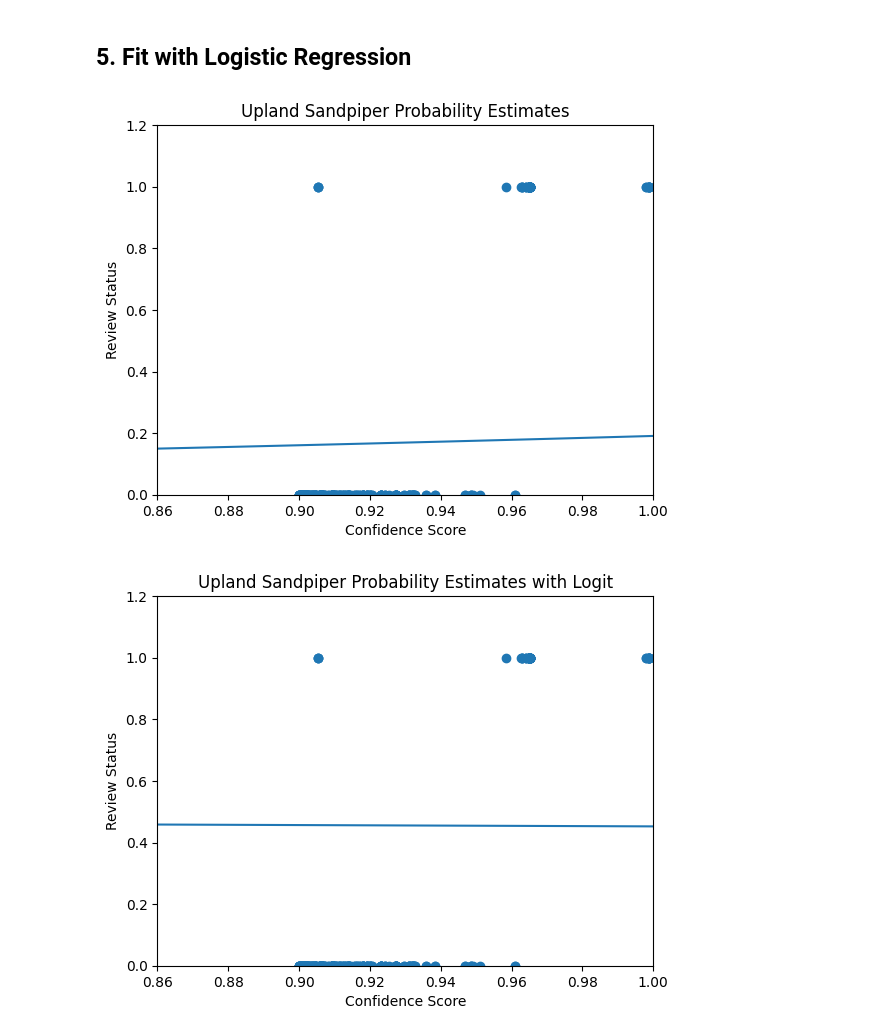
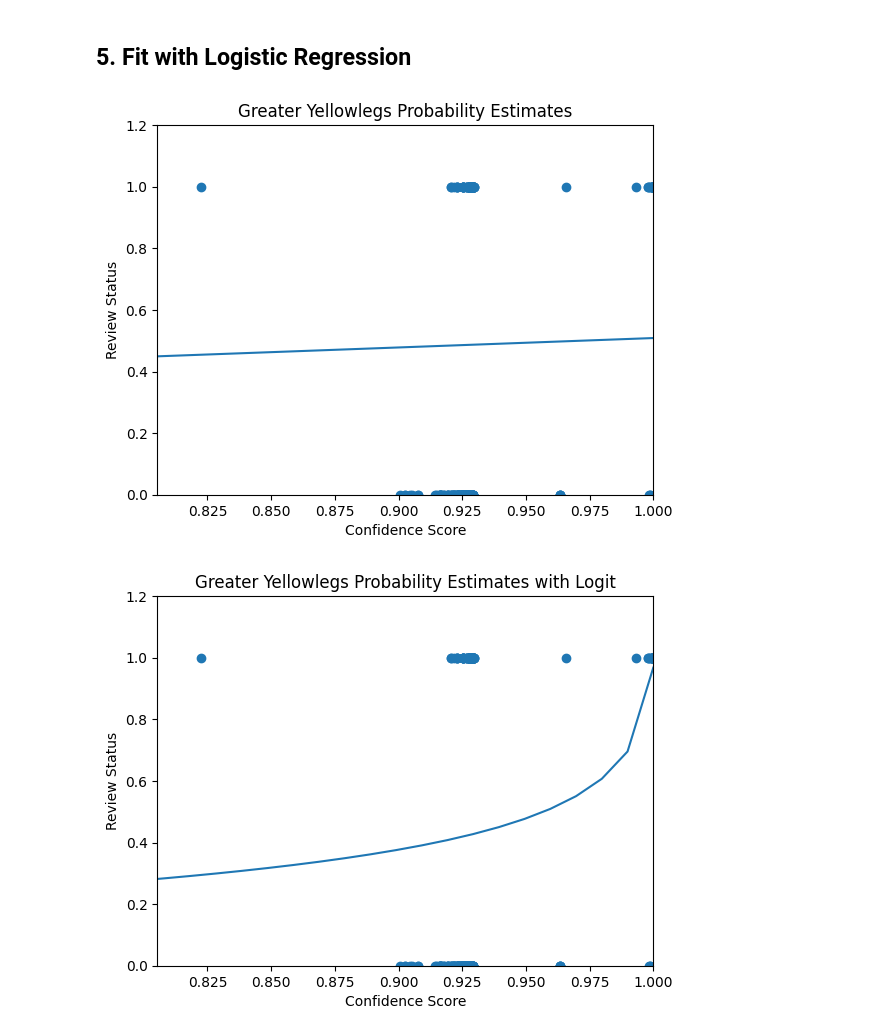
Before and after one commit to eshlei/montana-shorebirds, a Jupyter notebook: mpg.ipynb, the cells around one changed output. Saved outputs shown, nothing was run; the diff lists cells and outputs as text; code cells hidden in the pictures.

Commit message:
Fixed duplicated logit application

```diff
--- a/mpg.ipynb
+++ b/mpg.ipynb
@@ -16,7 +16,7 @@ for path in ['exports', 'exports/csv', 'exports/figures']:
     if not os.path.exists(path):
         os.makedirs(path)
 # %%
-taxon = 'uplsan'
+taxon = 'greyel'
 
 common_names = {
     'greyel': 'Greater Yellowlegs',
@@ -163,27 +163,27 @@ plt.ylabel('Review Status')
 plt.title(f'{common_names[taxon]} Probability Estimates')
 plt.savefig(f'exports/figures/pe_{taxon}.png')
 # %% [output]
-[figure, old version]
+[figure, new version]
 # %%
 X = df_resampled['confidenceScore'].values.reshape(-1, 1)
 y = df_resampled['reviewStatusBinary'].values
-X = logit(X.clip(1e-4, 1 - 1e-4)) # apply logit
+X_logit = logit(X.clip(1e-4, 1 - 1e-4)) # apply logit
 
 logr = LogisticRegression()
-logr.fit(logit(X.clip(1e-4, 1 - 1e-4)), y)
+logr.fit(X_logit, y)
 
 plt.scatter(df_resampled['confidenceScore'], df_resampled['reviewStatusBinary'])
 
 # Plot learned probability estimates
 x = np.linspace(0, 1, 100).reshape(-1, 1)
-x = logit(x.clip(1e-4, 1 - 1e-4)) # apply logit
-y_hat = logr.predict_proba(x)[:, 1]
+x_logit = logit(x.clip(1e-4, 1 - 1e-4)) # apply logit
+y_hat = logr.predict_proba(x_logit)[:, 1]
 plt.plot(x, y_hat)
 plt.xlim(df['confidenceScore'].quantile(1e-4), 1)
 plt.ylim(0, 1.2)
 plt.xlabel('Confidence Score')
 plt.ylabel('Review Status')
 plt.title(f'{common_names[taxon]} Probability Estimates with Logit')
 plt.savefig(f'exports/figures/pel_{taxon}_logit.png')
 # %% [output]
-[figure, old version]
+[figure, new version]
```
Also changed, not shown: parts of 5 cells of this notebook.
